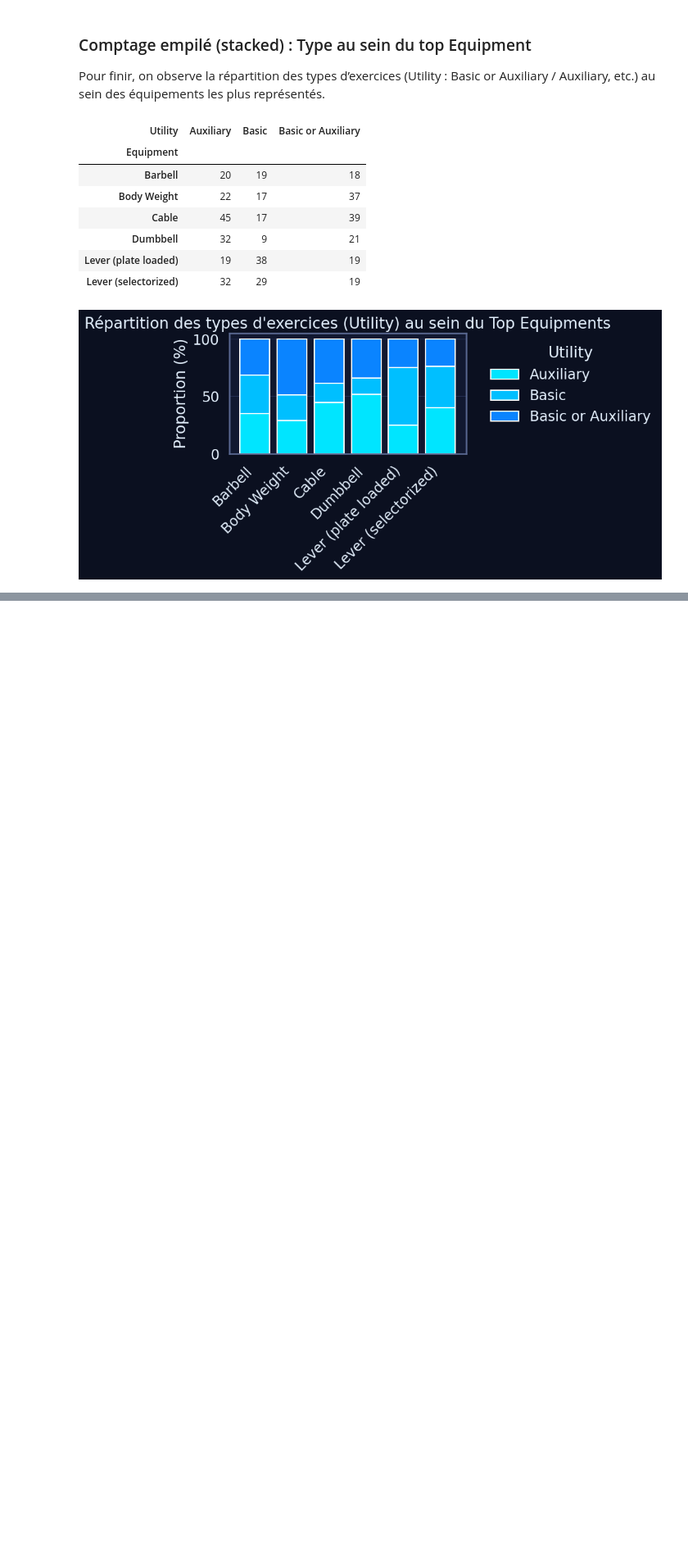
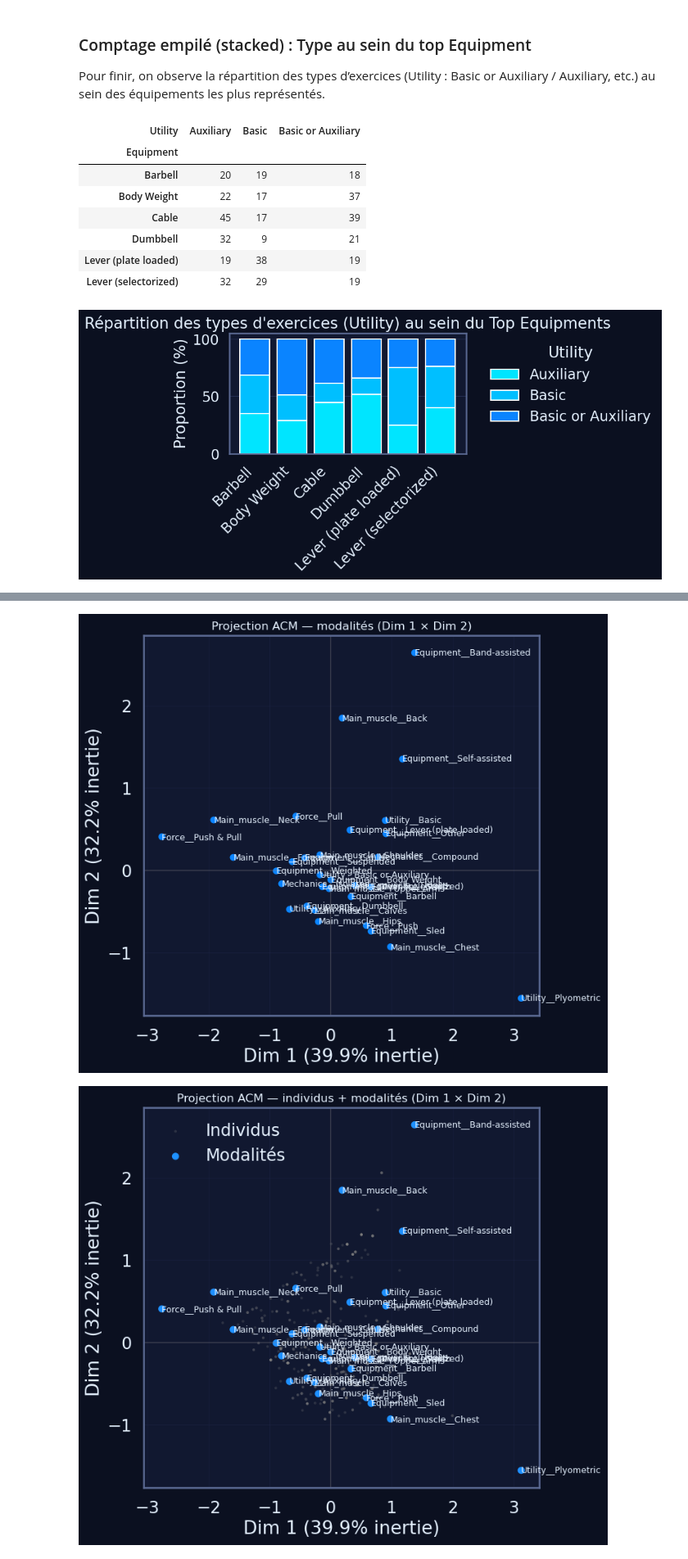
Before and after one commit to happy-developer/train.me, a Jupyter notebook: src/notebooks/eda/gym_exercises_dataset/eda_gym_exercises_dataset.ipynb, the cells around one changed output, grey strips where cells are left out. Shown at 82% size. Cells and saved outputs as stored; diff of their text form; code cells hidden in the pictures; blank space fills up the shorter version.

```diff
--- a/src/notebooks/eda/gym_exercises_dataset/eda_gym_exercises_dataset.ipynb
+++ b/src/notebooks/eda/gym_exercises_dataset/eda_gym_exercises_dataset.ipynb
@@ -783,0 +966,69 @@ plt.show()
+# %%
+# Récupération des % d'inertie (si dispo) pour les labels d'axes
+def _get_explained_pct(mca_obj):
+    try:
+        vals = mca_obj.explained_inertia_
+        if callable(vals): vals = vals()
+        return np.array(vals) * 100.0
+    except Exception:
+        try:
+            eig = np.array(mca_obj.eigenvalues_)
+            eig = eig[~np.isnan(eig)]
+            return (eig / eig.sum()) * 100.0 if eig.sum() > 0 else np.array([])
+        except Exception:
+            return np.array([])
+
+exp = _get_explained_pct(mca)
+
+# Coordonnées des modalités (colonnes)
+cols = mca.column_coordinates(df_acm)   # index = "colonne_modalité"
+# Coordonnées des individus (lignes) — optionnel
+try:
+    rows = mca.row_coordinates(df_acm)
+except Exception:
+    rows = None
+
+# --------- Plot des modalités uniquement (clair et lisible) ---------
+plt.figure(figsize=(8, 7))
+ax = plt.gca()
+
+sns.scatterplot(x=cols[0], y=cols[1], s=50, color=palette_trainme[2], edgecolor="none", ax=ax)
+
+# Annotations propres des modalités
+for label, (x, y) in cols[[0, 1]].iterrows():
+    ax.text(x, y, str(label), fontsize=9, ha="left", va="center")
+
+xl = f"Dim 1 ({exp[0]:.1f}% inertie)" if exp.size >= 1 else "Dim 1"
+yl = f"Dim 2 ({exp[1]:.1f}% inertie)" if exp.size >= 2 else "Dim 2"
+ax.set_xlabel(xl); ax.set_ylabel(yl)
+ax.set_title("Projection ACM — modalités (Dim 1 × Dim 2)", fontsize=12)
+ax.axhline(0, color="grey", lw=0.8, alpha=0.5); ax.axvline(0, color="grey", lw=0.8, alpha=0.5)
+ax.grid(True, alpha=0.25)
+plt.tight_layout()
+plt.show()
+
+# --------- Variante avec individus (en arrière-plan), optionnelle ---------
+if rows is not None and rows.shape[1] >= 2:
+    plt.figure(figsize=(8, 7))
+    ax = plt.gca()
+
+    # Individus en arrière-plan
+    sns.scatterplot(x=rows[0], y=rows[1], s=8, alpha=0.25, color="grey", edgecolor="none", ax=ax, label="Individus")
+
+    # Modalités au premier plan
+    sns.scatterplot(x=cols[0], y=cols[1], s=55, color=palette_trainme[3], edgecolor="none", ax=ax, label="Modalités")
+    for label, (x, y) in cols[[0, 1]].iterrows():
+        ax.text(x, y, str(label), fontsize=9, ha="left", va="center")
+
+    xl = f"Dim 1 ({exp[0]:.1f}% inertie)" if exp.size >= 1 else "Dim 1"
+    yl = f"Dim 2 ({exp[1]:.1f}% inertie)" if exp.size >= 2 else "Dim 2"
+    ax.set_xlabel(xl); ax.set_ylabel(yl)
+    ax.set_title("Projection ACM — individus + modalités (Dim 1 × Dim 2)", fontsize=12)
+    ax.axhline(0, color="grey", lw=0.8, alpha=0.5); ax.axvline(0, color="grey", lw=0.8, alpha=0.5)
+    ax.legend(loc="best", frameon=False)
+    ax.grid(True, alpha=0.25)
+    plt.tight_layout()
+    plt.show()
+# %% [output]
+[figure, added]
+[figure, added]
```
Also changed, not shown: parts of 16 cells of this notebook, 1 other file.
